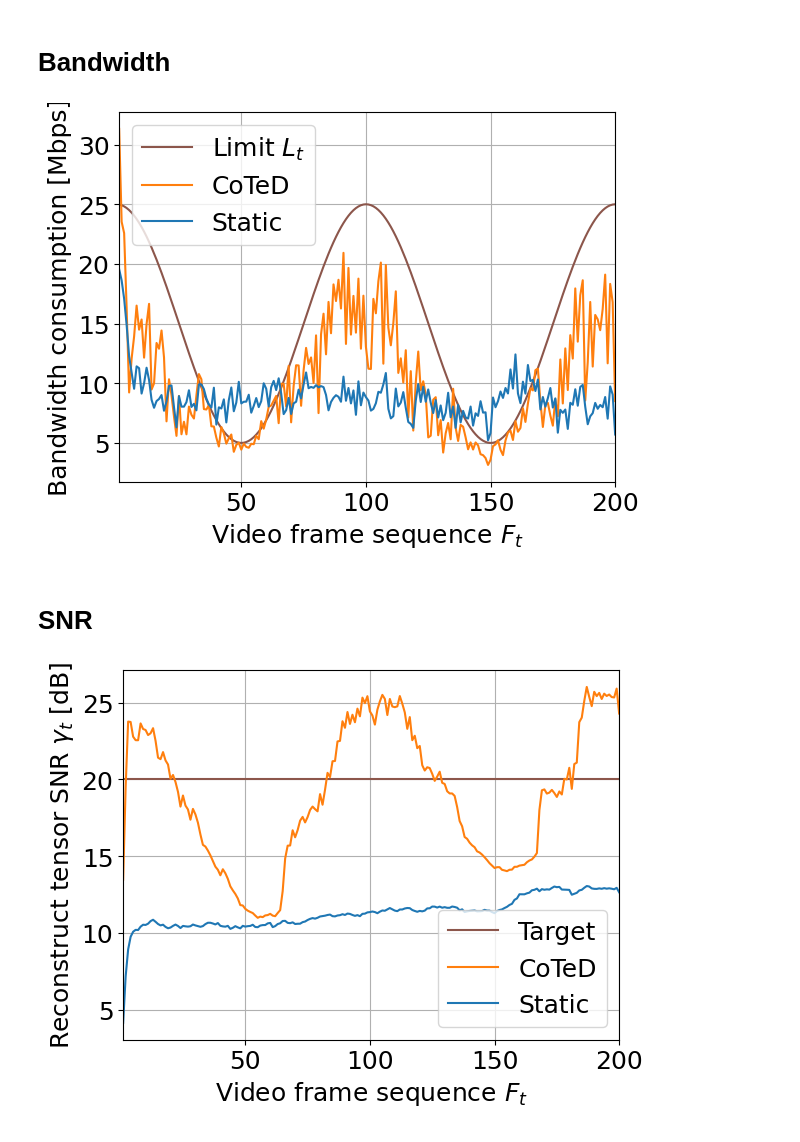
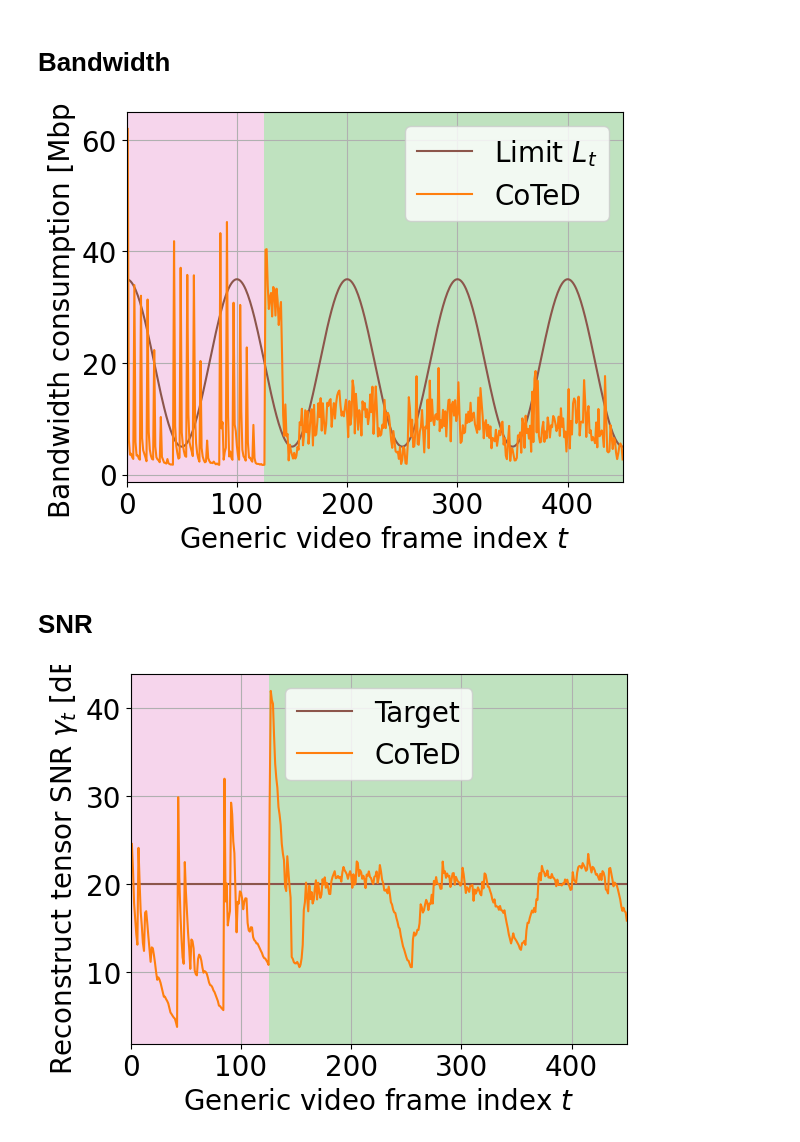
Before and after one commit to Rexyyj/split_DNN_framework, a Jupyter notebook: dynamic_framework/plots/map_drop_journal.ipynb, the cells around one changed output. Drawn from its saved outputs; the diff is of its cells as text; code cells hidden in the pictures.

Commit message:
add plots

```diff
--- a/dynamic_framework/plots/map_drop_journal.ipynb
+++ b/dynamic_framework/plots/map_drop_journal.ipynb
@@ -4,13 +4,13 @@ import matplotlib.pyplot as plt
 import pandas as pd
 # %%
 plt.rcParams.update({"text.usetex": False,
-                     "font.size": 18,
+                     "font.size": 20,
                      "pdf.fonttype": 42,
                      "ps.fonttype": 42})
 # %%
-local_df = pd.read_csv("../measurements/local/map.csv")
-map_df = pd.read_csv("../measurements/JPEG_manager_dyanmic2/map.csv")
-cha_df = pd.read_csv("../measurements/JPEG_manager_dyanmic2/characteristic.csv")
+local_df = pd.read_csv("../measurements/local_long/map.csv")
+map_df = pd.read_csv("../measurements/JPEG_manager_history1/map.csv")
+cha_df = pd.read_csv("../measurements/JPEG_manager_history1/characteristic.csv")
 
 static_map_df = pd.read_csv("../measurements/jpeg_no_change/map.csv")
 static_cha_df = pd.read_csv("../measurements/jpeg_no_change/characteristic.csv")
@@ -161,47 +157,47 @@ plt.savefig("./images/jpeg_cmp_ratio.pdf", bbox_inches='tight')
 plt.figure()
 
 
-# feasibility = map_df["feasible"].to_numpy()
-# for i in range(len(feasibility)):
-#     if feasibility[i] == 1:
-#         plt.axvspan(i, i+1, facecolor='tab:green', alpha=0.3)
-#     else:
-#         plt.axvspan(i, i+1, facecolor='tab:pink', alpha=0.3)
+feasibility = map_df["feasible"].to_numpy()
+for i in range(len(feasibility)):
+    if feasibility[i] == 1:
+        plt.axvspan(i, i+1, facecolor='tab:green', alpha=0.3)
+    else:
+        plt.axvspan(i, i+1, facecolor='tab:pink', alpha=0.3)
 
 plt.plot(cha_df["frame_id"].to_numpy(),cha_df["bandwidth"]/1e6,color="tab:brown",label="Limit $L_t$")
 plt.plot(cha_df["frame_id"].to_numpy(),(cha_df["datasize_real"]*8)/(1e6*0.01),color="tab:orange",label="CoTeD")
-plt.plot(static_cha_df["frame_id"].to_numpy(),(static_cha_df["datasize_real"]*8)/(1e6*0.01),color="tab:blue",label="Static")
+# plt.plot(static_cha_df["frame_id"].to_numpy(),(static_cha_df["datasize_real"]*8)/(1e6*0.01),color="tab:blue",label="Static")
 
 plt.legend()
 plt.grid()
-plt.xlabel("Video frame sequence $F_t$")
+plt.xlabel("Generic video frame index $t$")
 plt.ylabel("Bandwidth consumption [Mbps]")
 plt.autoscale(axis="x",tight=True)
 plt.savefig("./images/jpeg_bandwidth.pdf", bbox_inches='tight')
 # %% [output]
-[figure, old version]
+[figure, new version]
 # %% [markdown]
 # SNR
 # %%
 plt.figure()
 
 
-# feasibility = map_df["feasible"].to_numpy()
-# for i in range(len(feasibility)):
-#     if feasibility[i] == 1:
-#         plt.axvspan(i, i+1, facecolor='tab:green', alpha=0.3)
-#     else:
-#         plt.axvspan(i, i+1, facecolor='tab:pink', alpha=0.3)
+feasibility = map_df["feasible"].to_numpy()
+for i in range(len(feasibility)):
+    if feasibility[i] == 1:
+        plt.axvspan(i, i+1, facecolor='tab:green', alpha=0.3)
+    else:
+        plt.axvspan(i, i+1, facecolor='tab:pink', alpha=0.3)
 
 plt.plot(cha_df["frame_id"].to_numpy(),cha_df["target_snr"],color="tab:brown",label="Target")
 plt.plot(cha_df["frame_id"].to_numpy(),cha_df["reconstruct_snr"],color="tab:orange",label="CoTeD")
-plt.plot(static_cha_df["frame_id"].to_numpy(),static_cha_df["reconstruct_snr"],color="tab:blue",label="Static")
+# plt.plot(static_cha_df["frame_id"].to_numpy(),static_cha_df["reconstruct_snr"],color="tab:blue",label="Static")
 
 plt.legend()
 plt.grid()
-plt.xlabel("Video frame sequence $F_t$")
+plt.xlabel("Generic video frame index $t$")
 plt.ylabel("Reconstruct tensor SNR $\gamma_t$ [dB]")
 plt.autoscale(axis="x",tight=True)
 plt.savefig("./images/jpeg_snr.pdf", bbox_inches='tight')
 # %% [output]
-[figure, old version]
+[figure, new version]
```
Also changed, not shown: parts of 7 cells of this notebook, 10 other files.
